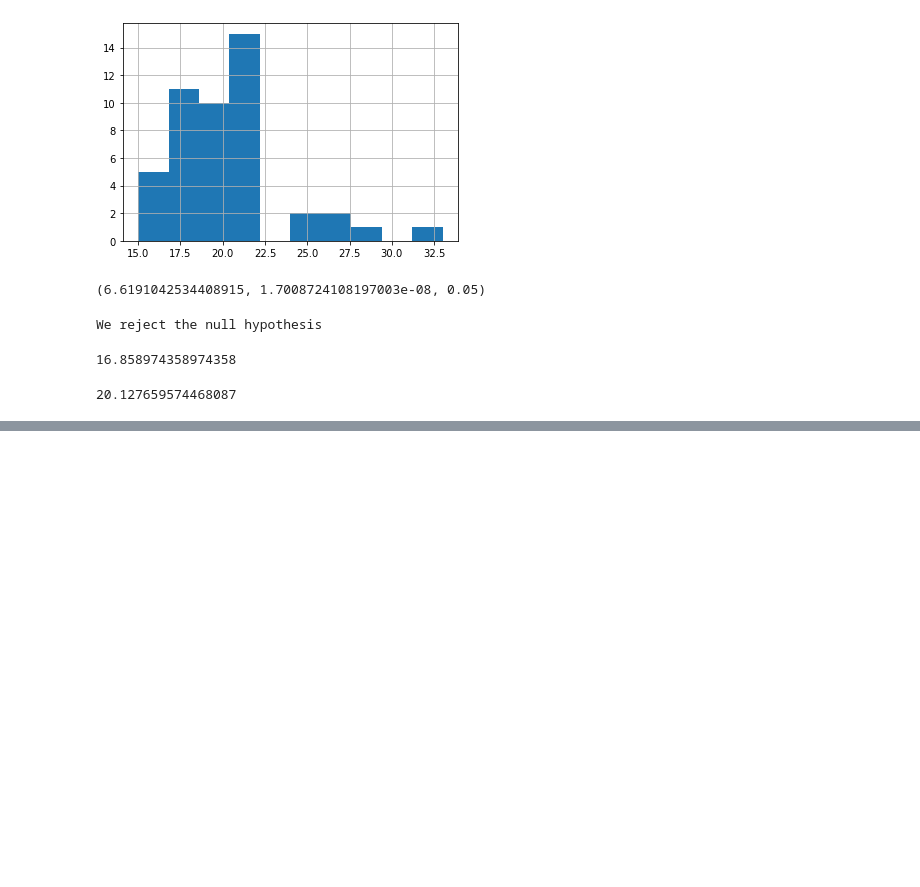
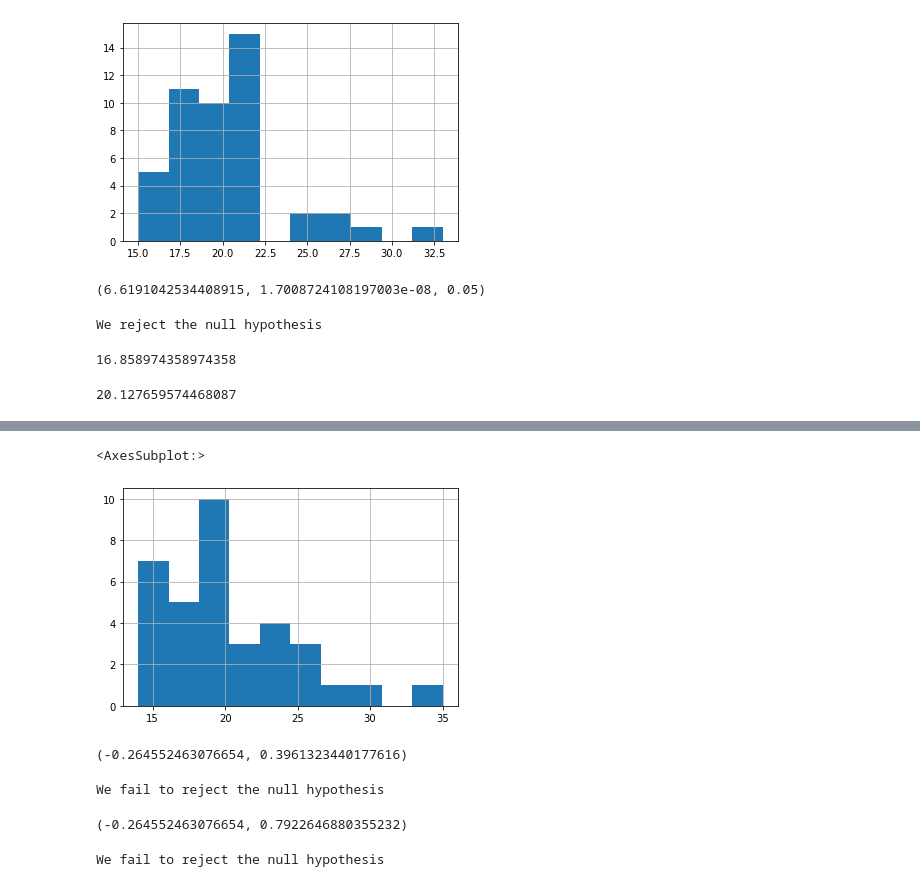
Before and after one commit to NSharick/python-practice, a Jupyter notebook: stats_practice.ipynb, the cells around one changed output, grey strips where cells are left out. Saved outputs shown, nothing was run; the diff lists cells and outputs as text; code cells hidden in the pictures; blank space fills up the shorter version.

```diff
--- a/stats_practice.ipynb
+++ b/stats_practice.ipynb
@@ -87,0 +90,6 @@ compact_cty.mean()
+# %%
+compact = mpg[mpg['class'] == 'compact']
+subcompact = mpg[mpg['class'] == 'subcompact']
+compact_cty = compact.cty
+subcompact_cty = subcompact.cty
+compact_cty.var(), subcompact_cty.var()
@@ -87,0 +103,37 @@ compact_cty.mean()
+# %%
+subcompact_cty.hist()
+# %% [output]
+<AxesSubplot:>
+[figure, added]
+# %%
+#H0 - mean cty for compact cars <= mean cty for subcompact cars
+#Ha - mean cty for compact cars > mean cty for subcompact cars
+t, p = stats.ttest_ind(compact_cty, subcompact_cty, equal_var=False)
+t, p / 2
+# %% [output]
+(-0.264552463076654, 0.3961323440177616)
+# %%
+alpha = 0.05
+if p / 2 > alpha:
+    print("We fail to reject the null hypothesis")
+elif t < 0:
+    print("We fail to reject the null hypothesis")
+else:
+    print("We reject the null hypothesis")
+# %% [output]
+We fail to reject the null hypothesis
+# %%
+#H0 - mean cty for compact cars = mean cty for subcompact cars
+#Ha - mean cty for compact cars != mean cty for subcompact cars
+t, p = stats.ttest_ind(compact_cty, subcompact_cty, equal_var=False)
+t, p
+# %% [output]
+(-0.264552463076654, 0.7922646880355232)
+# %%
+alpha = 0.05
+if p > alpha:
+    print("We fail to reject the null hypothesis")
+else:
+    print("We reject the null hypothesis")
+# %% [output]
+We fail to reject the null hypothesis
```
Also changed, not shown: parts of 3 cells of this notebook.
